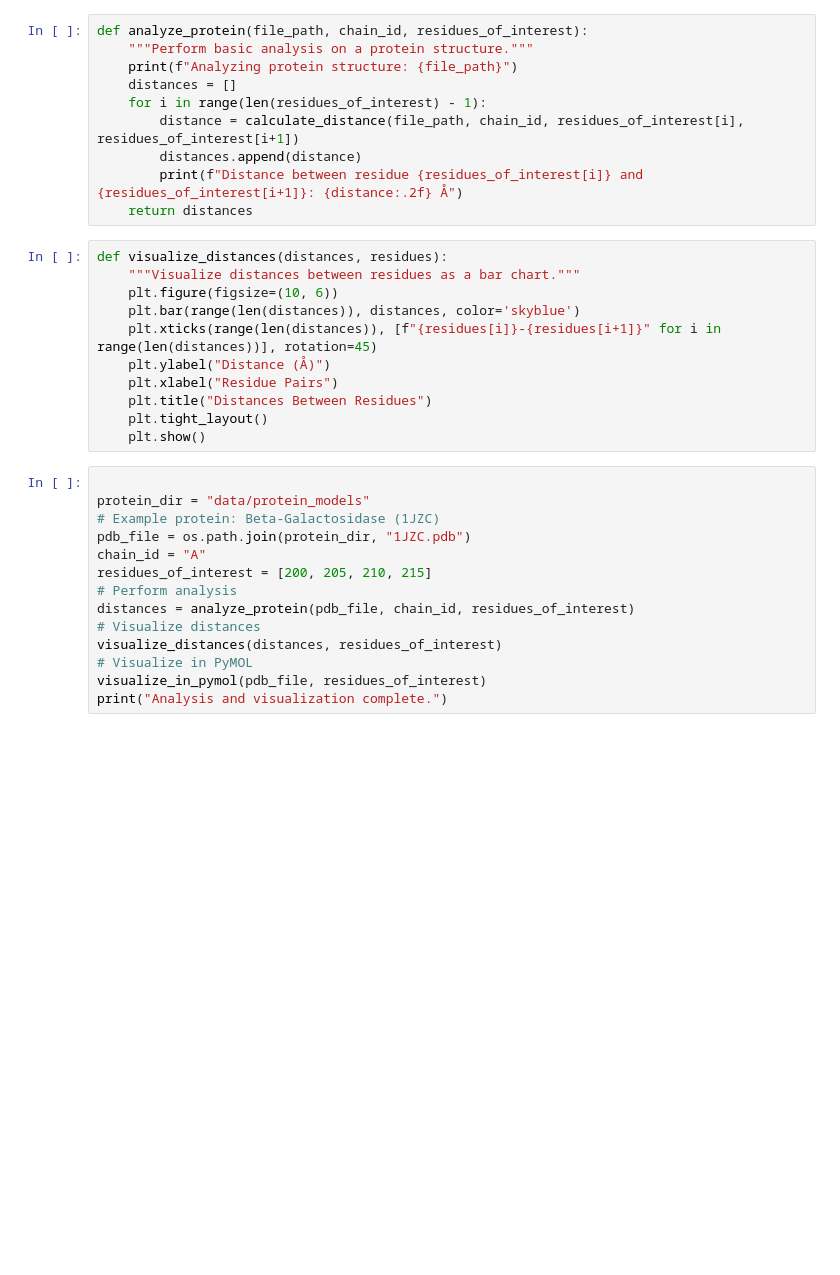
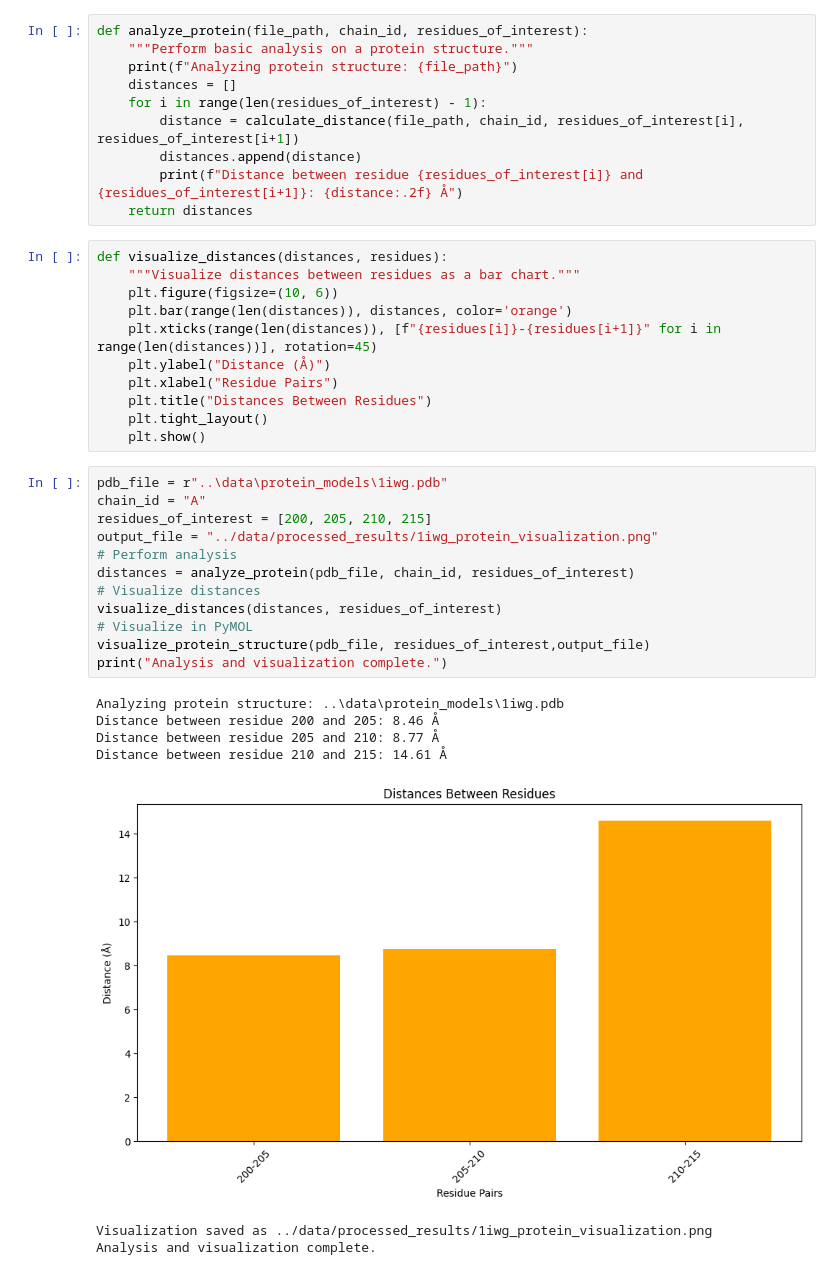
Before and after one commit to Sravz2433/Protein-Structure-Visualization-and-Analysis, a Jupyter notebook: scripts/analysis.ipynb, the cells around one changed output. Saved outputs shown, nothing was run; the diff lists cells and outputs as text; blank space fills up the shorter version.

```diff
--- a/scripts/analysis.ipynb
+++ b/scripts/analysis.ipynb
@@ -42,7 +67,7 @@ def analyze_protein(file_path, chain_id, residues_of_interest):
 def visualize_distances(distances, residues):
     """Visualize distances between residues as a bar chart."""
     plt.figure(figsize=(10, 6))
-    plt.bar(range(len(distances)), distances, color='skyblue')
+    plt.bar(range(len(distances)), distances, color='orange')
     plt.xticks(range(len(distances)), [f"{residues[i]}-{residues[i+1]}" for i in range(len(distances))], rotation=45)
     plt.ylabel("Distance (Å)")
     plt.xlabel("Residue Pairs")
@@ -50,16 +75,22 @@ def visualize_distances(distances, residues):
     plt.tight_layout()
     plt.show()
 # %%
-
-protein_dir = "data/protein_models"
-# Example protein: Beta-Galactosidase (1JZC)
-pdb_file = os.path.join(protein_dir, "1JZC.pdb")
+pdb_file = r"..\data\protein_models\1iwg.pdb"
 chain_id = "A"
 residues_of_interest = [200, 205, 210, 215]
+output_file = "../data/processed_results/1iwg_protein_visualization.png"
 # Perform analysis
 distances = analyze_protein(pdb_file, chain_id, residues_of_interest)
 # Visualize distances
 visualize_distances(distances, residues_of_interest)
 # Visualize in PyMOL
-visualize_in_pymol(pdb_file, residues_of_interest)
+visualize_protein_structure(pdb_file, residues_of_interest,output_file)
 print("Analysis and visualization complete.")
+# %% [output]
+Analyzing protein structure: ..\data\protein_models\1iwg.pdb
+Distance between residue 200 and 205: 8.46 Å
+Distance between residue 205 and 210: 8.77 Å
+Distance between residue 210 and 215: 14.61 Å
+[figure, added]
+Visualization saved as ../data/processed_results/1iwg_protein_visualization.png
+Analysis and visualization complete.
```
Also changed, not shown: parts of 4 cells of this notebook, 3 other files.
